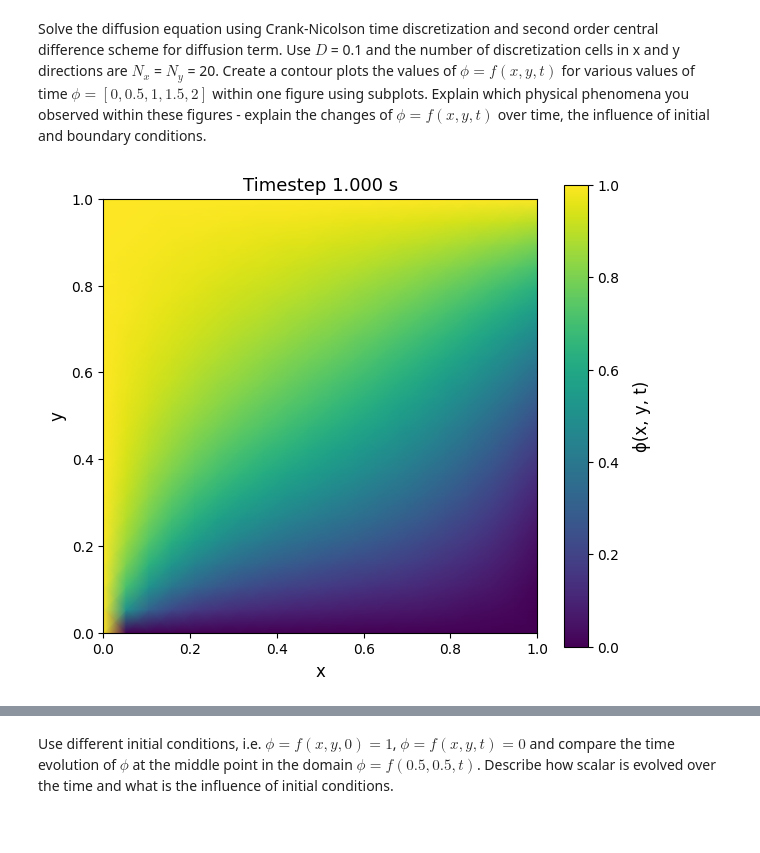
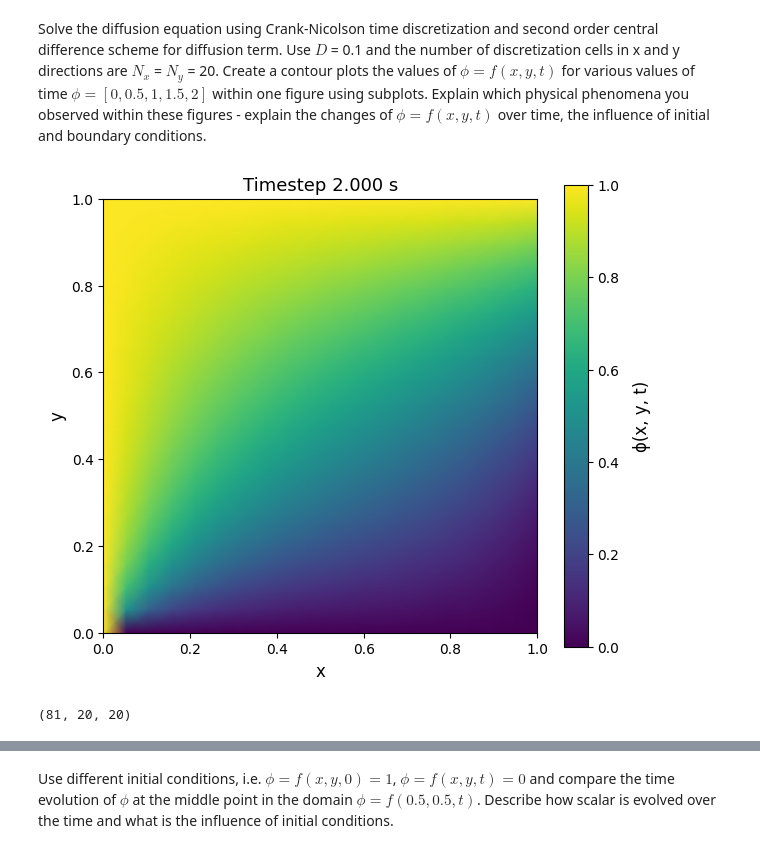
Before and after one commit to JuanGuerrero09/master-code, a Jupyter notebook: NumericalMethods/Second_Exercise/EX02_5329140.ipynb, the cells around one changed output, grey strips where cells are left out. Saved outputs shown, nothing was run; the diff lists cells and outputs as text; code cells hidden in the pictures.

```diff
--- a/NumericalMethods/Second_Exercise/EX02_5329140.ipynb
+++ b/NumericalMethods/Second_Exercise/EX02_5329140.ipynb
@@ -313,10 +313,10 @@ def animation_from_array(Nx: int, Ny: int, dt: float, snapshots: np.ndarray, ani
     ani.save(f"{animation_name}.mp4", writer="ffmpeg", fps=10, dpi=100)
     plt.show()
 # %%
-def heat_equation_solver(Nx: int, Ny: int, dt: float):
+def heat_equation_solver(Nx: int, Ny: int, dt: float, animation_name: str = "anim", initial_conditions: float = 1, create_animation: bool = True) -> np.ndarray:
   # Parameters
   L = 1 # Length of the domain
-  T = 1 # Total time
+  T = 2 # Total time
 
   D = 0.1 # Diffusion Coefficient for the ambient media
 
@@ -326,8 +326,6 @@ def heat_equation_solver(Nx: int, Ny: int, dt: float):
   dy = L / (Ny - 1)
 
   snapshots = []
-
-
 
   # print(Nx, Ny, Nt)
 
@@ -379,7 +377,7 @@ def heat_equation_solver(Nx: int, Ny: int, dt: float):
 
   B = diags([B_S, B_W, B_P, B_E, B_N], offsets, shape=(N, N), format="csr") # type: ignore
 
-  PHI_INITIAL = np.ones(N)
+  PHI_INITIAL = np.ones(N) * initial_conditions
   snapshots.append(PHI_INITIAL.copy())
 
   # Boundary Conditions
@@ -453,9 +451,15 @@ def heat_equation_solver(Nx: int, Ny: int, dt: float):
 
   snapshots = np.array(snapshots)          # (n_frames, N)
   snapshots = snapshots.reshape(-1, Ny, Nx)  # (n_frames, Ny, Nx)
-  animation_from_array(Nx, Ny, dt, snapshots, "heat_2d")
+  if create_animation:
+    animation_from_array(Nx, Ny, dt, snapshots, animation_name)
 
-
-heat_equation_solver(20, 20, 0.025)
+  return snapshots
-# %% [output]
-[figure, removed]
+# %%
+results = heat_equation_solver(20, 20, 0.025, "heat_2d")
+# %% [output]
+[figure, added]
+# %%
+results.shape
+# %% [output]
+(81, 20, 20)
```
Also changed, not shown: parts of 9 cells of this notebook, 2 other files.
